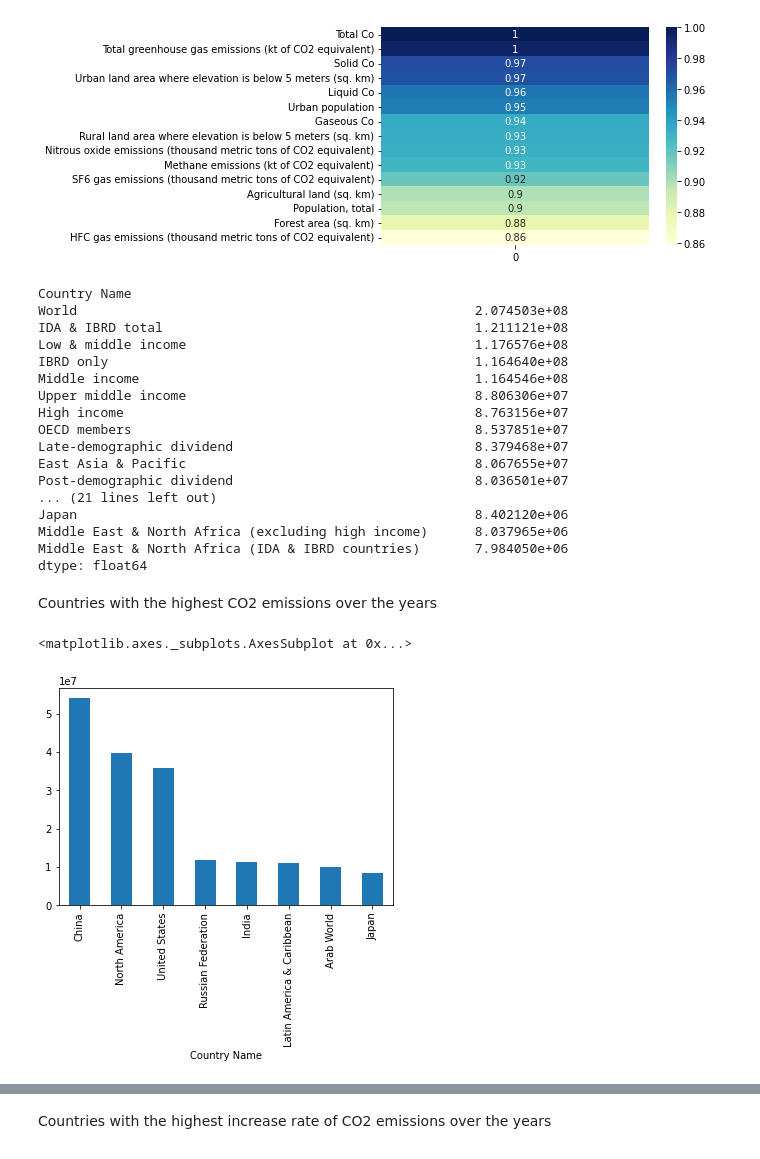
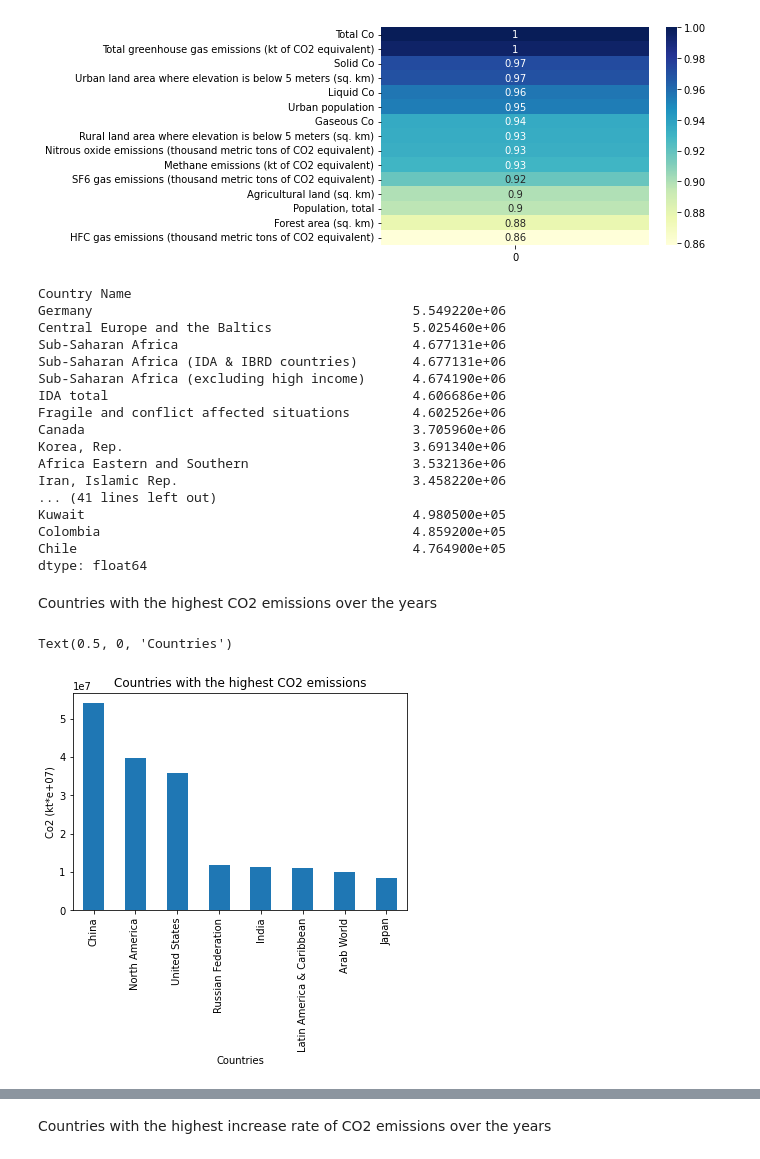
Before and after one commit to busranur-sr/ClimateChange, a Jupyter notebook: Co2Emission.ipynb, the cells around one changed output, grey strips where cells are left out. Cells and saved outputs as stored; diff of their text form; code cells hidden in the pictures.

```diff
--- a/Co2Emission.ipynb
+++ b/Co2Emission.ipynb
@@ -140,33 +141,36 @@ dataplot = sns.heatmap(x, cmap="YlGnBu", annot=True)
 df_mostco2=df[['Country Name','Date','Total Co']]
 df_mostco2=df_mostco2.pivot_table('Total Co',['Country Name'],'Date')
 df_perc=df_mostco2
-df_mostco2=df_mostco2.sum(axis='columns').sort_values(ascending=[False])[0:35] # Dataset contain not only countries but also specific areas like ' Lower middle income' or 'Early-demographic dividend'. We dont take them
+df_mostco2=df_mostco2.sum(axis='columns').sort_values(ascending=[False])[35:90] # Dataset contain not only countries but also specific areas like ' Lower middle income' or 'Early-demographic dividend'. We dont take them
 df_mostco2
 # %% [output]
 Country Name
-World                                                   2.074503e+08
-IDA & IBRD total                                        1.211121e+08
-Low & middle income                                     1.176576e+08
-IBRD only                                               1.164640e+08
-Middle income                                           1.164546e+08
-Upper middle income                                     8.806306e+07
-High income                                             8.763156e+07
-OECD members                                            8.537851e+07
-Late-demographic dividend                               8.379468e+07
-East Asia & Pacific                                     8.067655e+07
-Post-demographic dividend                               8.036501e+07
-... (21 lines left out)
-Japan                                                   8.402120e+06
-Middle East & North Africa (excluding high income)      8.037965e+06
-Middle East & North Africa (IDA & IBRD countries)       7.984050e+06
+Germany                                         5.549220e+06
+Central Europe and the Baltics                  5.025460e+06
+Sub-Saharan Africa                              4.677131e+06
+Sub-Saharan Africa (IDA & IBRD countries)       4.677131e+06
+Sub-Saharan Africa (excluding high income)      4.674190e+06
+IDA total                                       4.606686e+06
+Fragile and conflict affected situations        4.602526e+06
+Canada                                          3.705960e+06
+Korea, Rep.                                     3.691340e+06
+Africa Eastern and Southern                     3.532136e+06
+Iran, Islamic Rep.                              3.458220e+06
+... (41 lines left out)
+Kuwait                                          4.980500e+05
+Colombia                                        4.859200e+05
+Chile                                           4.764900e+05
 dtype: float64
 # %% [markdown]
 Countries with the highest CO2 emissions over the years
 # %%
 df_mostco2[['China','North America','United States','Russian Federation','India','Latin America & Caribbean','Arab World','Japan']].plot(kind='bar')
+plt.title("Countries with the highest CO2 emissions")
+plt.ylabel("Co2 (kt*e+07)")
+plt.xlabel("Countries")
 # %% [output]
-<matplotlib.axes._subplots.AxesSubplot at 0x...>
+Text(0.5, 0, 'Countries')
-[figure, old version]
+[figure, new version]
 # %%
 df_perc=df_perc.pct_change(axis='columns')
 print(df_perc)
```
Also changed, not shown: parts of 4 cells of this notebook.
